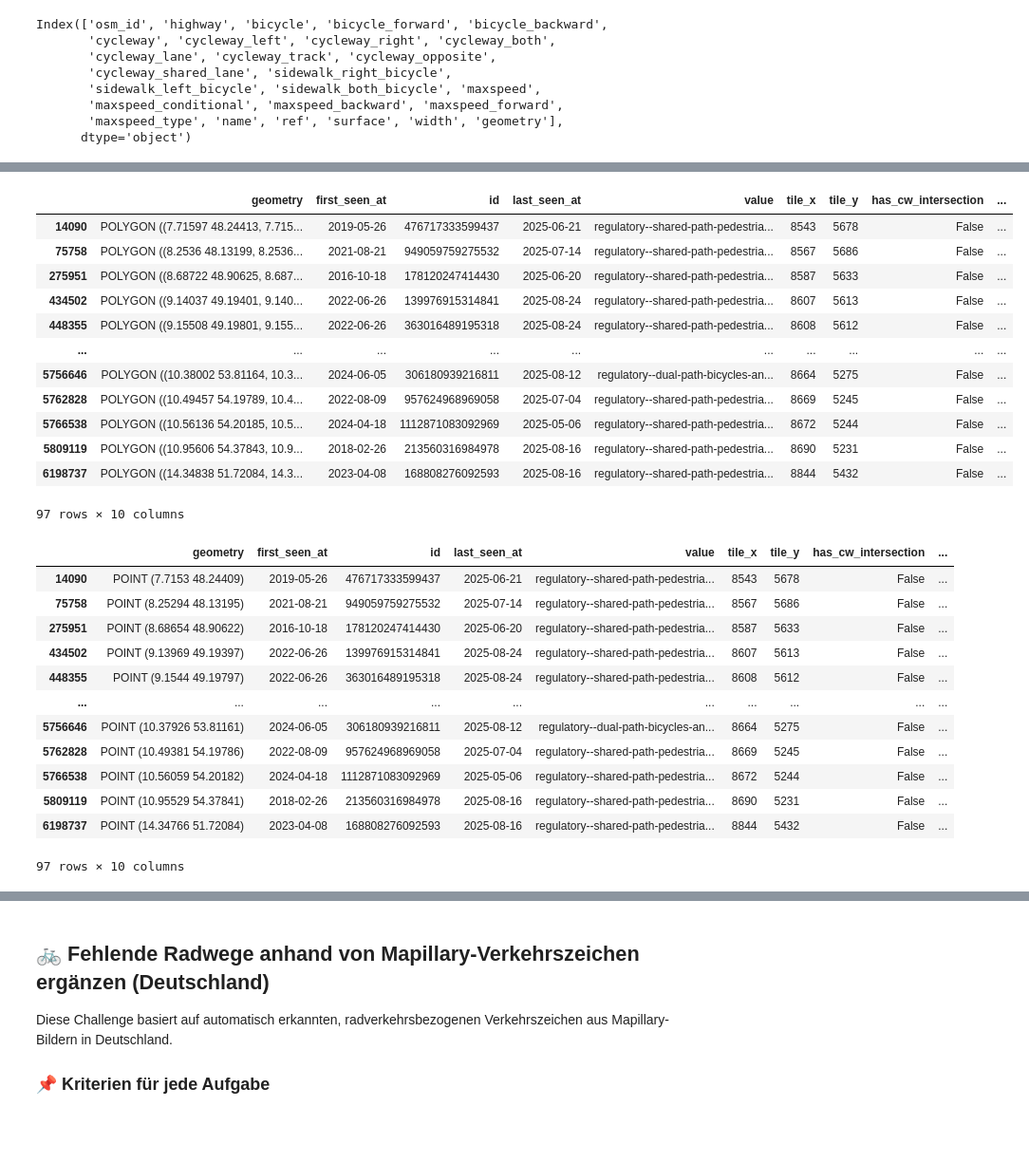
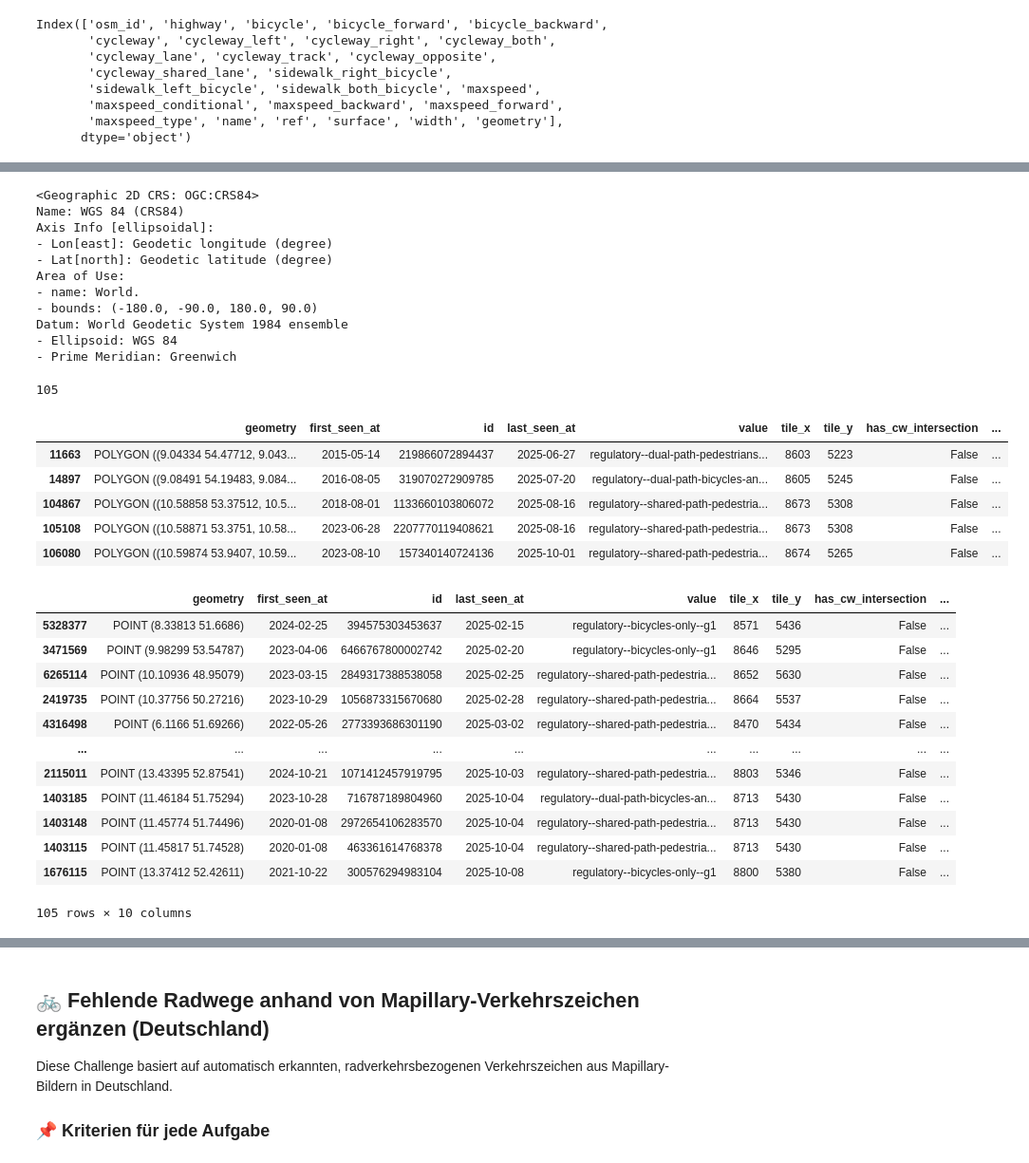
Before and after one commit to vizsim/mapillary_trafficsigns, a Jupyter notebook: use_cases/cycleway_complete_campaign/1_merge_mapillary-trafficsigns_osm-cycleways.ipynb, the cells around one changed output, grey strips where cells are left out. Shown at 95% size. Saved outputs shown, nothing was run; the diff lists cells and outputs as text; code cells hidden in the pictures; blank space fills up the shorter version.

```diff
--- a/use_cases/cycleway_complete_campaign/1_merge_mapillary-trafficsigns_osm-cycleways.ipynb
+++ b/use_cases/cycleway_complete_campaign/1_merge_mapillary-trafficsigns_osm-cycleways.ipynb
@@ -305,5 +341,34 @@ df_buffered_false
+# %%
+df_buffered_false.crs
+# %% [output]
+<Geographic 2D CRS: OGC:CRS84>
+Name: WGS 84 (CRS84)
+Axis Info [ellipsoidal]:
+- Lon[east]: Geodetic longitude (degree)
+- Lat[north]: Geodetic latitude (degree)
+Area of Use:
+- name: World.
+- bounds: (-180.0, -90.0, 180.0, 90.0)
+Datum: World Geodetic System 1984 ensemble
+- Ellipsoid: WGS 84
+- Prime Meridian: Greenwich
+# %%
+df_buffered_false = df_buffered_false.to_crs(4326)
+# %%
+# Find intersections
+intersections = gpd.sjoin(df_buffered_false, challenge_gdf, how="left", predicate="intersects")
+
+# Keep only rows that do NOT intersect (i.e., no match in challenge_gdf)
+df_buffered_false_no_challenge = df_buffered_false.loc[intersections.index[intersections["index_right"].isna()]]
+# %%
+len(df_buffered_false_no_challenge)
+# %% [output]
+105
 # %%
 ## retrieve the image ID for the map features
+# %%
+#df_process_img= df_buffered_false.copy()
+df_process_img= df_buffered_false_no_challenge.copy()
 # %%
 import sys
 import os
@@ -362,44 +427,37 @@ def parallel_get_image_ids(ids, max_workers=8):
 
 # -- Apply to your dataframe --
 with suppress_stdout():
-    df_buffered_false["image_id"] = parallel_get_image_ids(df_buffered_false["id"].tolist(), max_workers=5)  # Adjust max_workers as needed, 5 is fastest for me
+    df_process_img["image_id"] = parallel_get_image_ids(df_process_img["id"].tolist(), max_workers=5)  # Adjust max_workers as needed, 5 is fastest for me
 # %%
-df_buffered_false
+df_process_img.head()
 # %% [output]
 |  | geometry | first_seen_at | id | last_seen_at | value | tile_x | tile_y | has_cw_intersection | ... |
-| 14090 | POLYGON ((7.71597 48.24413, 7.715... | 2019-05-26 | 476717333599437 | 2025-06-21 | regulatory--shared-path-pedestria... | 8543 | 5678 | False | ... |
-| 75758 | POLYGON ((8.2536 48.13199, 8.2536... | 2021-08-21 | 949059759275532 | 2025-07-14 | regulatory--shared-path-pedestria... | 8567 | 5686 | False | ... |
-| 275951 | POLYGON ((8.68722 48.90625, 8.687... | 2016-10-18 | 178120247414430 | 2025-06-20 | regulatory--shared-path-pedestria... | 8587 | 5633 | False | ... |
-| 434502 | POLYGON ((9.14037 49.19401, 9.140... | 2022-06-26 | 139976915314841 | 2025-08-24 | regulatory--shared-path-pedestria... | 8607 | 5613 | False | ... |
-| 448355 | POLYGON ((9.15508 49.19801, 9.155... | 2022-06-26 | 363016489195318 | 2025-08-24 | regulatory--shared-path-pedestria... | 8608 | 5612 | False | ... |
-| ... | ... | ... | ... | ... | ... | ... | ... | ... | ... |
-| 5756646 | POLYGON ((10.38002 53.81164, 10.3... | 2024-06-05 | 306180939216811 | 2025-08-12 | regulatory--dual-path-bicycles-an... | 8664 | 5275 | False | ... |
-| 5762828 | POLYGON ((10.49457 54.19789, 10.4... | 2022-08-09 | 957624968969058 | 2025-07-04 | regulatory--shared-path-pedestria... | 8669 | 5245 | False | ... |
-| 5766538 | POLYGON ((10.56136 54.20185, 10.5... | 2024-04-18 | 1112871083092969 | 2025-05-06 | regulatory--shared-path-pedestria... | 8672 | 5244 | False | ... |
-| 5809119 | POLYGON ((10.95606 54.37843, 10.9... | 2018-02-26 | 213560316984978 | 2025-08-16 | regulatory--shared-path-pedestria... | 8690 | 5231 | False | ... |
-| 6198737 | POLYGON ((14.34838 51.72084, 14.3... | 2023-04-08 | 168808276092593 | 2025-08-16 | regulatory--shared-path-pedestria... | 8844 | 5432 | False | ... |
+| 11663 | POLYGON ((9.04334 54.47712, 9.043... | 2015-05-14 | 219866072894437 | 2025-06-27 | regulatory--dual-path-pedestrians... | 8603 | 5223 | False | ... |
+| 14897 | POLYGON ((9.08491 54.19483, 9.084... | 2016-08-05 | 319070272909785 | 2025-07-20 | regulatory--dual-path-bicycles-an... | 8605 | 5245 | False | ... |
+| 104867 | POLYGON ((10.58858 53.37512, 10.5... | 2018-08-01 | 1133660103806072 | 2025-08-16 | regulatory--shared-path-pedestria... | 8673 | 5308 | False | ... |
+| 105108 | POLYGON ((10.58871 53.3751, 10.58... | 2023-06-28 | 2207770119408621 | 2025-08-16 | regulatory--shared-path-pedestria... | 8673 | 5308 | False | ... |
+| 106080 | POLYGON ((10.59874 53.9407, 10.59... | 2023-08-10 | 157340140724136 | 2025-10-01 | regulatory--shared-path-pedestria... | 8674 | 5265 | False | ... |
-97 rows × 10 columns
 # %%
-centroids = df_buffered_false.copy()
+centroids = df_process_img.copy()
 centroids=centroids.to_crs(25832)
 centroids["geometry"] = centroids.geometry.centroid
 centroids=centroids.to_crs(4326)
 
-centroids
+centroids.sort_values("last_seen_at")
 # %% [output]
 |  | geometry | first_seen_at | id | last_seen_at | value | tile_x | tile_y | has_cw_intersection | ... |
-| 14090 | POINT (7.7153 48.24409) | 2019-05-26 | 476717333599437 | 2025-06-21 | regulatory--shared-path-pedestria... | 8543 | 5678 | False | ... |
-| 75758 | POINT (8.25294 48.13195) | 2021-08-21 | 949059759275532 | 2025-07-14 | regulatory--shared-path-pedestria... | 8567 | 5686 | False | ... |
-| 275951 | POINT (8.68654 48.90622) | 2016-10-18 | 178120247414430 | 2025-06-20 | regulatory--shared-path-pedestria... | 8587 | 5633 | False | ... |
-| 434502 | POINT (9.13969 49.19397) | 2022-06-26 | 139976915314841 | 2025-08-24 | regulatory--shared-path-pedestria... | 8607 | 5613 | False | ... |
-| 448355 | POINT (9.1544 49.19797) | 2022-06-26 | 363016489195318 | 2025-08-24 | regulatory--shared-path-pedestria... | 8608 | 5612 | False | ... |
+| 5328377 | POINT (8.33813 51.6686) | 2024-02-25 | 394575303453637 | 2025-02-15 | regulatory--bicycles-only--g1 | 8571 | 5436 | False | ... |
+| 3471569 | POINT (9.98299 53.54787) | 2023-04-06 | 6466767800002742 | 2025-02-20 | regulatory--bicycles-only--g1 | 8646 | 5295 | False | ... |
+| 6265114 | POINT (10.10936 48.95079) | 2023-03-15 | 2849317388538058 | 2025-02-25 | regulatory--shared-path-pedestria... | 8652 | 5630 | False | ... |
+| 2419735 | POINT (10.37756 50.27216) | 2023-10-29 | 1056873315670680 | 2025-02-28 | regulatory--shared-path-pedestria... | 8664 | 5537 | False | ... |
+| 4316498 | POINT (6.1166 51.69266) | 2022-05-26 | 2773393686301190 | 2025-03-02 | regulatory--shared-path-pedestria... | 8470 | 5434 | False | ... |
 | ... | ... | ... | ... | ... | ... | ... | ... | ... | ... |
-| 5756646 | POINT (10.37926 53.81161) | 2024-06-05 | 306180939216811 | 2025-08-12 | regulatory--dual-path-bicycles-an... | 8664 | 5275 | False | ... |
-| 5762828 | POINT (10.49381 54.19786) | 2022-08-09 | 957624968969058 | 2025-07-04 | regulatory--shared-path-pedestria... | 8669 | 5245 | False | ... |
-| 5766538 | POINT (10.56059 54.20182) | 2024-04-18 | 1112871083092969 | 2025-05-06 | regulatory--shared-path-pedestria... | 8672 | 5244 | False | ... |
-| 5809119 | POINT (10.95529 54.37841) | 2018-02-26 | 213560316984978 | 2025-08-16 | regulatory--shared-path-pedestria... | 8690 | 5231 | False | ... |
-| 6198737 | POINT (14.34766 51.72084) | 2023-04-08 | 168808276092593 | 2025-08-16 | regulatory--shared-path-pedestria... | 8844 | 5432 | False | ... |
+| 2115011 | POINT (13.43395 52.87541) | 2024-10-21 | 1071412457919795 | 2025-10-03 | regulatory--shared-path-pedestria... | 8803 | 5346 | False | ... |
+| 1403185 | POINT (11.46184 51.75294) | 2023-10-28 | 716787189804960 | 2025-10-04 | regulatory--dual-path-bicycles-an... | 8713 | 5430 | False | ... |
+| 1403148 | POINT (11.45774 51.74496) | 2020-01-08 | 2972654106283570 | 2025-10-04 | regulatory--shared-path-pedestria... | 8713 | 5430 | False | ... |
+| 1403115 | POINT (11.45817 51.74528) | 2020-01-08 | 463361614768378 | 2025-10-04 | regulatory--shared-path-pedestria... | 8713 | 5430 | False | ... |
+| 1676115 | POINT (13.37412 52.42611) | 2021-10-22 | 300576294983104 | 2025-10-08 | regulatory--bicycles-only--g1 | 8800 | 5380 | False | ... |
-97 rows × 10 columns
+105 rows × 10 columns
 # %%
 # Mapping dictionary
 value_to_vz = {
```
Also changed, not shown: parts of 28 cells of this notebook, 1 other file.
